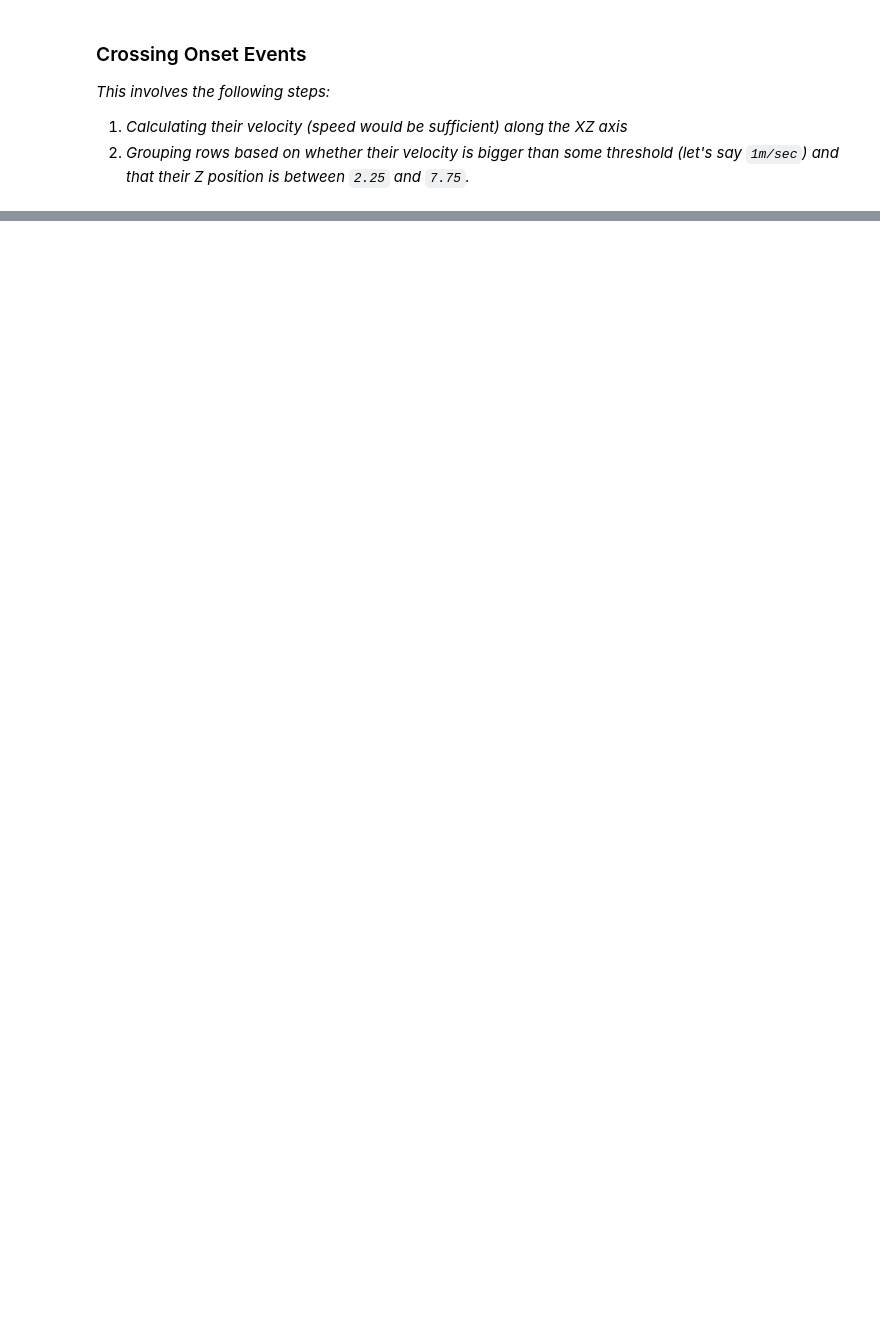
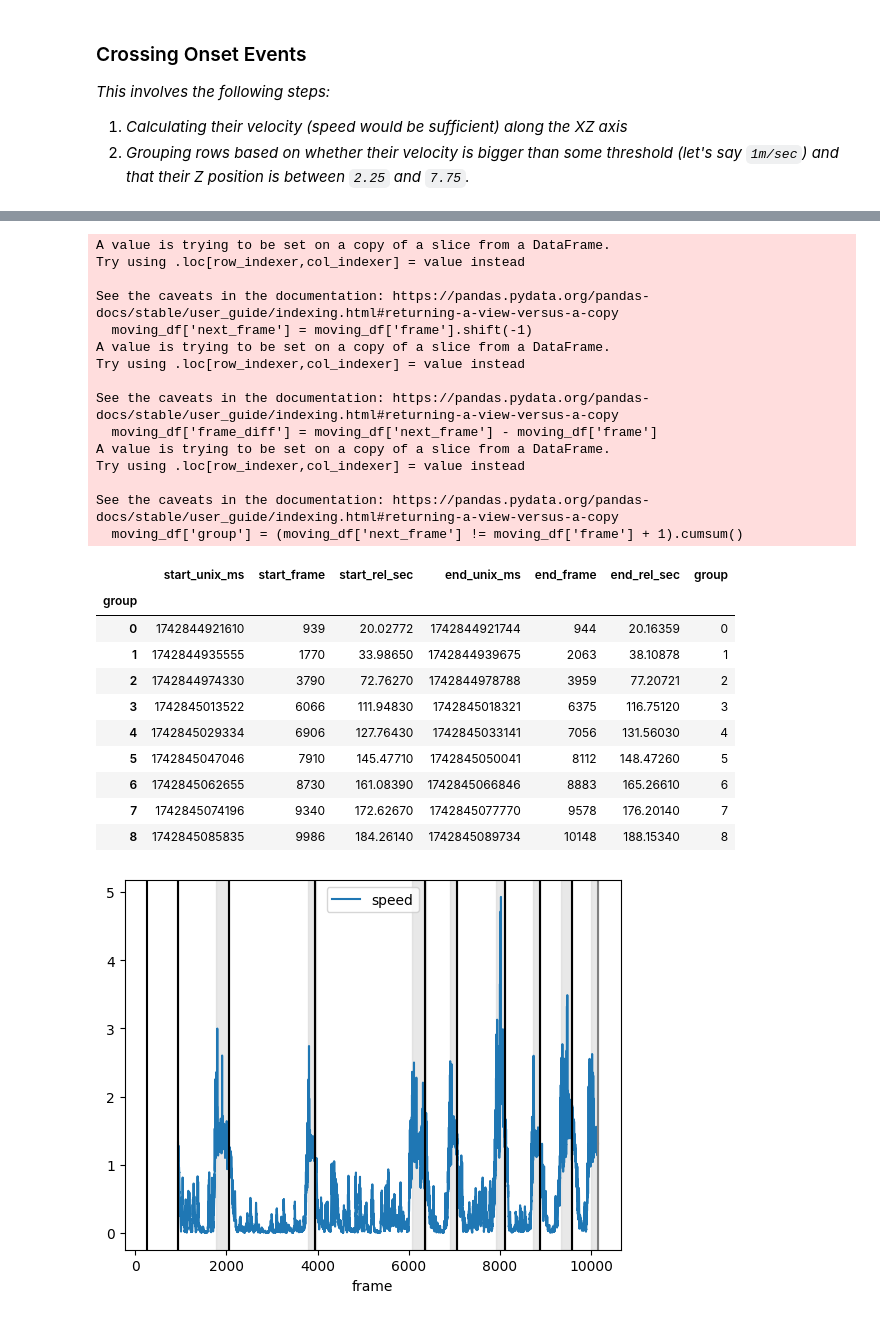
Before and after one commit to SimpleDevs-AR-VR/Meta-Quest-Pro-LensCorrection, a Jupyter notebook: src/streetsim-eeg-gaze.ipynb, the cells around one changed output, grey strips where cells are left out. Drawn from its saved outputs; the diff is of its cells as text; code cells hidden in the pictures; blank space fills up the shorter version.

```diff
--- a/src/streetsim-eeg-gaze.ipynb
+++ b/src/streetsim-eeg-gaze.ipynb
@@ -274,6 +225,8 @@ _This involves the following steps:_
 2. _Grouping rows based on whether their velocity is bigger than some threshold (let's say `1m/sec`) and that their Z position is between `2.25` and `7.75`._
 # %%
 positions_df = pd.read_csv(os.path.join(_PARTICIPANT_DIR, 'positions.csv'))
+positions_df['frame'] = positions_df['frame'].astype('Int64')
+display(positions_df)
 
 player_df = positions_df[(positions_df['obj_name']=='CenterEyeAnchor') & (positions_df['frame'] >= _INITIAL_END_FRAME)] # Get only player position
 player_df['frame'] = player_df['frame'].astype('Int64')
@@ -282,5 +235,4 @@ player_df['frame'] = player_df['frame'].astype('Int64')
 player_df['time_diff'] = player_df['unix_ms'].diff() / 1000 # unix ms to sec
 player_df['displacement'] = np.sqrt((player_df['pos_x'].diff()**2) + (player_df['pos_z'].diff()**2))
 player_df['speed'] = player_df['displacement'] / player_df['time_diff']
-player_df.head(100)
 # %% [output]
@@ -372,0 +272,54 @@ See the caveats in the documentation: https://pandas.pydata.org/pandas-docs/stab
+# %%
+moving_df = player_df[player_df['pos_z'].between(2.25, 7.75)]
+moving_df['next_frame'] = moving_df['frame'].shift(-1)
+moving_df['frame_diff'] = moving_df['next_frame'] - moving_df['frame']
+moving_df['group'] = (moving_df['next_frame'] != moving_df['frame'] + 1).cumsum()
+moving_df = moving_df[moving_df['frame_diff']==1]
+
+crossing_df = moving_df.groupby('group').agg(
+    start_unix_ms=('unix_ms', 'first'),
+    start_frame=('frame','first'),
+    start_rel_sec=('rel_timestamp','first'),
+    end_unix_ms=('unix_ms', 'last'),
+    end_frame=('frame','last'),
+    end_rel_sec=('rel_timestamp','last'),
+    group=('group','first')
+)
+
+speed_ax = player_df.plot.line(x='frame',y='speed')
+for index, row in trial_df.iterrows():
+    speed_ax.axvline(x=row['start_frame'], color='black')
+    speed_ax.axvline(x=row['end_frame'], color='gray')
+
+for index, row in crossing_df.iterrows():
+    plt.axvspan(row['start_frame'], row['end_frame'], color='lightgray', alpha=0.5)
+
+display(crossing_df)
+# %% [output]
+A value is trying to be set on a copy of a slice from a DataFrame.
+Try using .loc[row_indexer,col_indexer] = value instead
+
+See the caveats in the documentation: https://pandas.pydata.org/pandas-docs/stable/user_guide/indexing.html#returning-a-view-versus-a-copy
+  moving_df['next_frame'] = moving_df['frame'].shift(-1)
+A value is trying to be set on a copy of a slice from a DataFrame.
+Try using .loc[row_indexer,col_indexer] = value instead
+
+See the caveats in the documentation: https://pandas.pydata.org/pandas-docs/stable/user_guide/indexing.html#returning-a-view-versus-a-copy
+  moving_df['frame_diff'] = moving_df['next_frame'] - moving_df['frame']
+A value is trying to be set on a copy of a slice from a DataFrame.
+Try using .loc[row_indexer,col_indexer] = value instead
+
+See the caveats in the documentation: https://pandas.pydata.org/pandas-docs/stable/user_guide/indexing.html#returning-a-view-versus-a-copy
+  moving_df['group'] = (moving_df['next_frame'] != moving_df['frame'] + 1).cumsum()
+|  | start_unix_ms | start_frame | start_rel_sec | end_unix_ms | end_frame | end_rel_sec | group |
+| group |  |  |  |  |  |  |  |
+| 0 | 1742844921610 | 939 | 20.02772 | 1742844921744 | 944 | 20.16359 | 0 |
+| 1 | 1742844935555 | 1770 | 33.98650 | 1742844939675 | 2063 | 38.10878 | 1 |
+| 2 | 1742844974330 | 3790 | 72.76270 | 1742844978788 | 3959 | 77.20721 | 2 |
+| 3 | 1742845013522 | 6066 | 111.94830 | 1742845018321 | 6375 | 116.75120 | 3 |
+| 4 | 1742845029334 | 6906 | 127.76430 | 1742845033141 | 7056 | 131.56030 | 4 |
+| 5 | 1742845047046 | 7910 | 145.47710 | 1742845050041 | 8112 | 148.47260 | 5 |
+| 6 | 1742845062655 | 8730 | 161.08390 | 1742845066846 | 8883 | 165.26610 | 6 |
+| 7 | 1742845074196 | 9340 | 172.62670 | 1742845077770 | 9578 | 176.20140 | 7 |
+| 8 | 1742845085835 | 9986 | 184.26140 | 1742845089734 | 10148 | 188.15340 | 8 |
+[figure, added]
```
Also changed, not shown: parts of 27 cells of this notebook.
